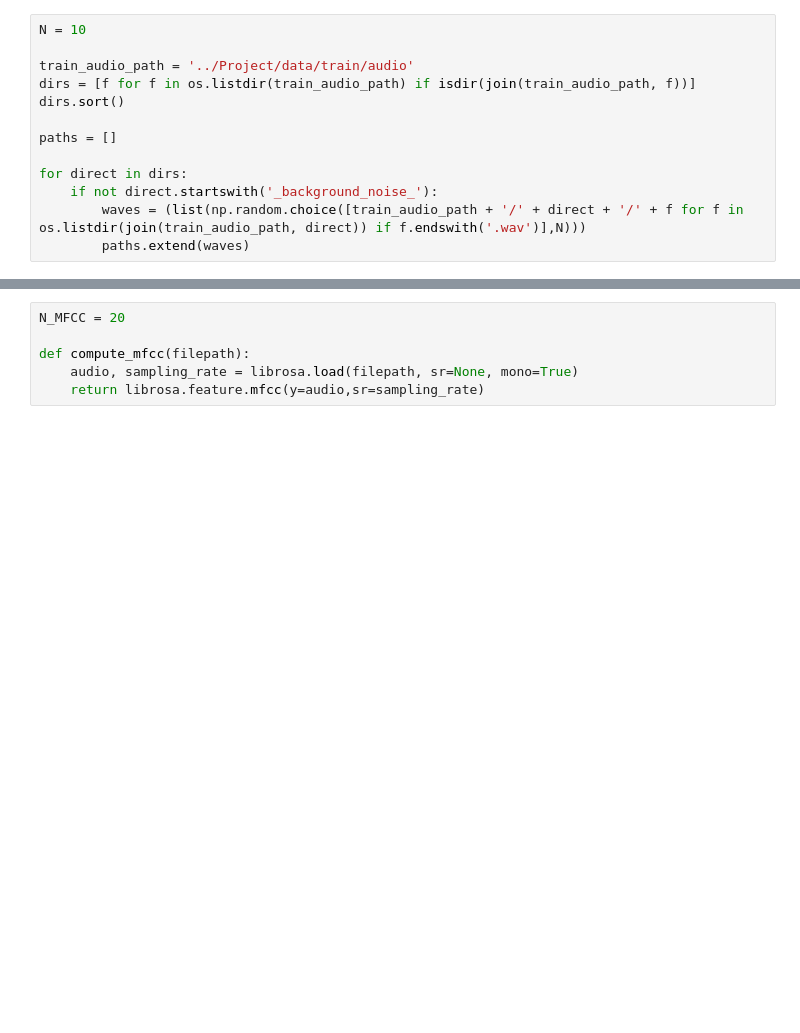
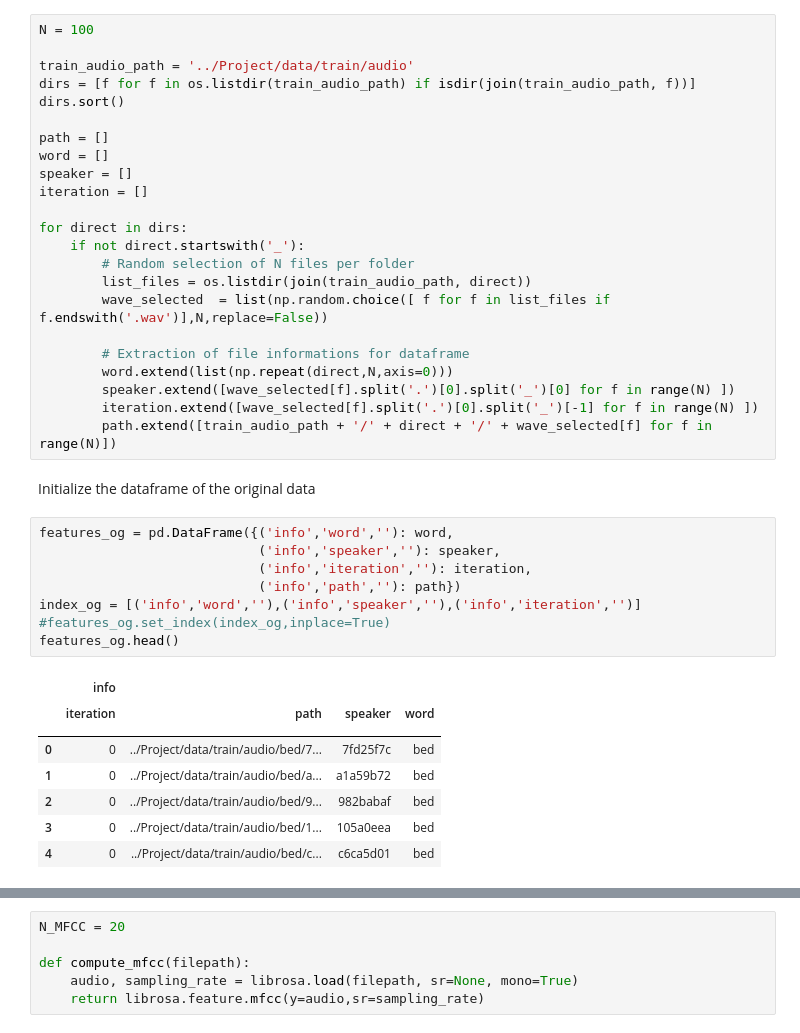
Before and after one commit to adrianlwn/NTDS-Speech-Recognition-Challenge, a Jupyter notebook: basic_framework.ipynb, the cells around one changed output, grey strips where cells are left out. Cells and saved outputs as stored; diff of their text form; blank space fills up the shorter version.

```diff
--- a/basic_framework.ipynb
+++ b/basic_framework.ipynb
@@ -32,13 +41,42 @@ import pandas as pd
 # %%
-N = 10
+N = 100
 
 train_audio_path = '../Project/data/train/audio'
 dirs = [f for f in os.listdir(train_audio_path) if isdir(join(train_audio_path, f))]
 dirs.sort()
 
-paths = []
+path = []
+word = []
+speaker = []
+iteration = []
 
 for direct in dirs:
-    if not direct.startswith('_background_noise_'):
-        waves = (list(np.random.choice([train_audio_path + '/' + direct + '/' + f for f in os.listdir(join(train_audio_path, direct)) if f.endswith('.wav')],N)))
-        paths.extend(waves)
+    if not direct.startswith('_'):
+        # Random selection of N files per folder
+        list_files = os.listdir(join(train_audio_path, direct))
+        wave_selected  = list(np.random.choice([ f for f in list_files if f.endswith('.wav')],N,replace=False))
+
+        # Extraction of file informations for dataframe
+        word.extend(list(np.repeat(direct,N,axis=0)))
+        speaker.extend([wave_selected[f].split('.')[0].split('_')[0] for f in range(N) ])
+        iteration.extend([wave_selected[f].split('.')[0].split('_')[-1] for f in range(N) ])
+        path.extend([train_audio_path + '/' + direct + '/' + wave_selected[f] for f in range(N)])
+# %% [markdown]
+Initialize the dataframe of the original data
+# %%
+features_og = pd.DataFrame({('info','word',''): word,
+                            ('info','speaker',''): speaker,
+                            ('info','iteration',''): iteration,
+                            ('info','path',''): path})
+index_og = [('info','word',''),('info','speaker',''),('info','iteration','')]
+#features_og.set_index(index_og,inplace=True)
+features_og.head()
+# %% [output]
+|  | info |  |  |  |
+|  | iteration | path | speaker | word |
+|  |  |  |  |  |
+| 0 | 0 | ../Project/data/train/audio/bed/7... | 7fd25f7c | bed |
+| 1 | 0 | ../Project/data/train/audio/bed/a... | a1a59b72 | bed |
+| 2 | 0 | ../Project/data/train/audio/bed/9... | 982babaf | bed |
+| 3 | 0 | ../Project/data/train/audio/bed/1... | 105a0eea | bed |
+| 4 | 0 | ../Project/data/train/audio/bed/c... | c6ca5d01 | bed |
```
Also changed, not shown: parts of 10 cells of this notebook, 3 other files.
